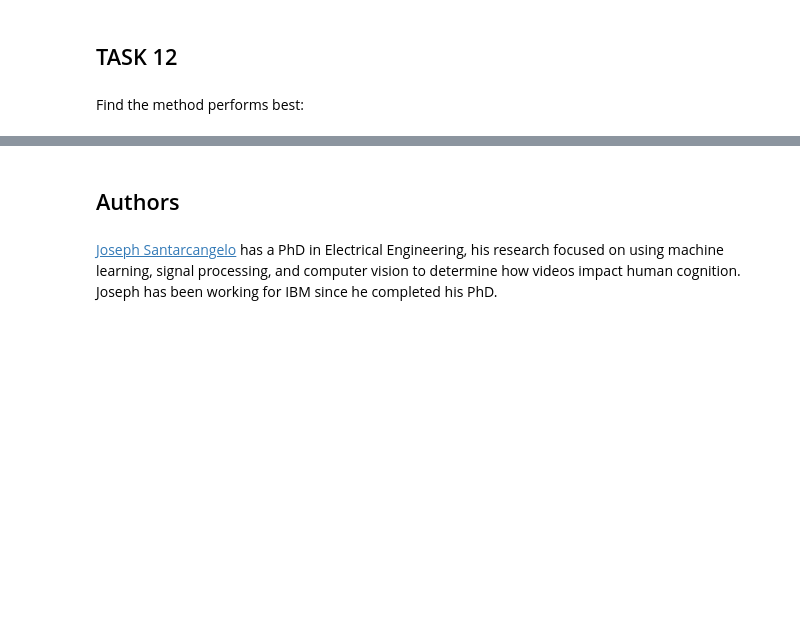
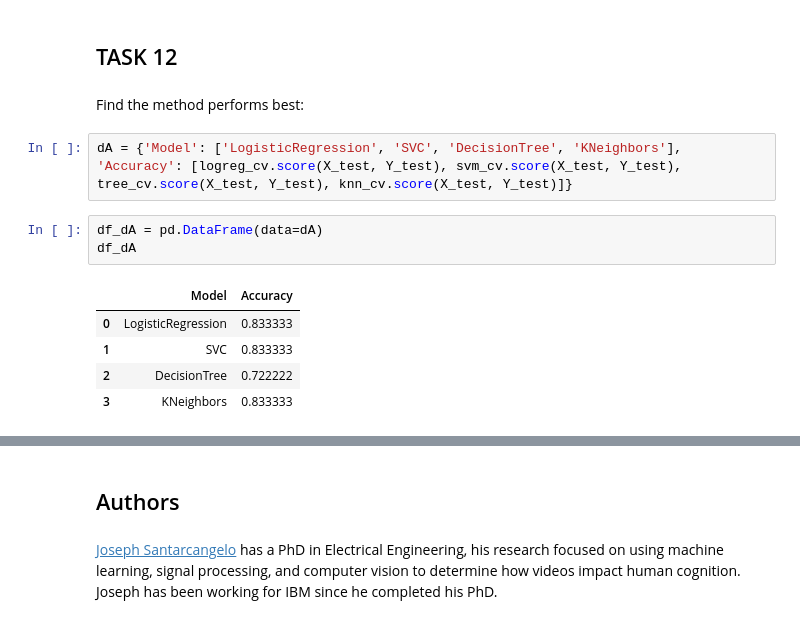
Before and after one commit to humorboy1003/Applied-Data-Science-Capstone, a Jupyter notebook: SpaceX_Machine Learning Prediction_Part_5.ipynb, the cells around one changed output, grey strips where cells are left out. Cells and saved outputs as stored; diff of their text form; blank space fills up the shorter version.

```diff
--- a/SpaceX_Machine Learning Prediction_Part_5.ipynb
+++ b/SpaceX_Machine Learning Prediction_Part_5.ipynb
@@ -358,3 +358,14 @@ plot_confusion_matrix(Y_test,yhat)
 ## TASK  12
 # %% [markdown]
 Find the method performs best:
+# %%
+dA = {'Model': ['LogisticRegression', 'SVC', 'DecisionTree', 'KNeighbors'], 'Accuracy': [logreg_cv.score(X_test, Y_test), svm_cv.score(X_test, Y_test), tree_cv.score(X_test, Y_test), knn_cv.score(X_test, Y_test)]}
+# %%
+df_dA = pd.DataFrame(data=dA)
+df_dA
+# %% [output]
+|  | Model | Accuracy |
+| 0 | LogisticRegression | 0.833333 |
+| 1 | SVC | 0.833333 |
+| 2 | DecisionTree | 0.722222 |
+| 3 | KNeighbors | 0.833333 |
```
Also changed, not shown: parts of 7 cells of this notebook.
